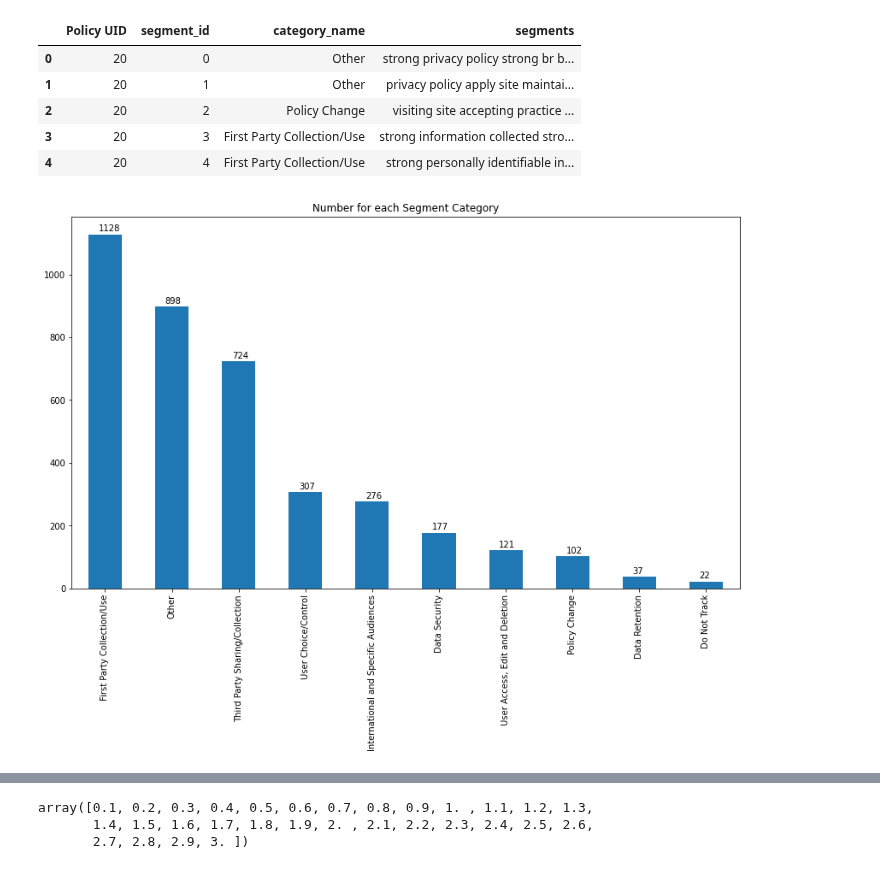
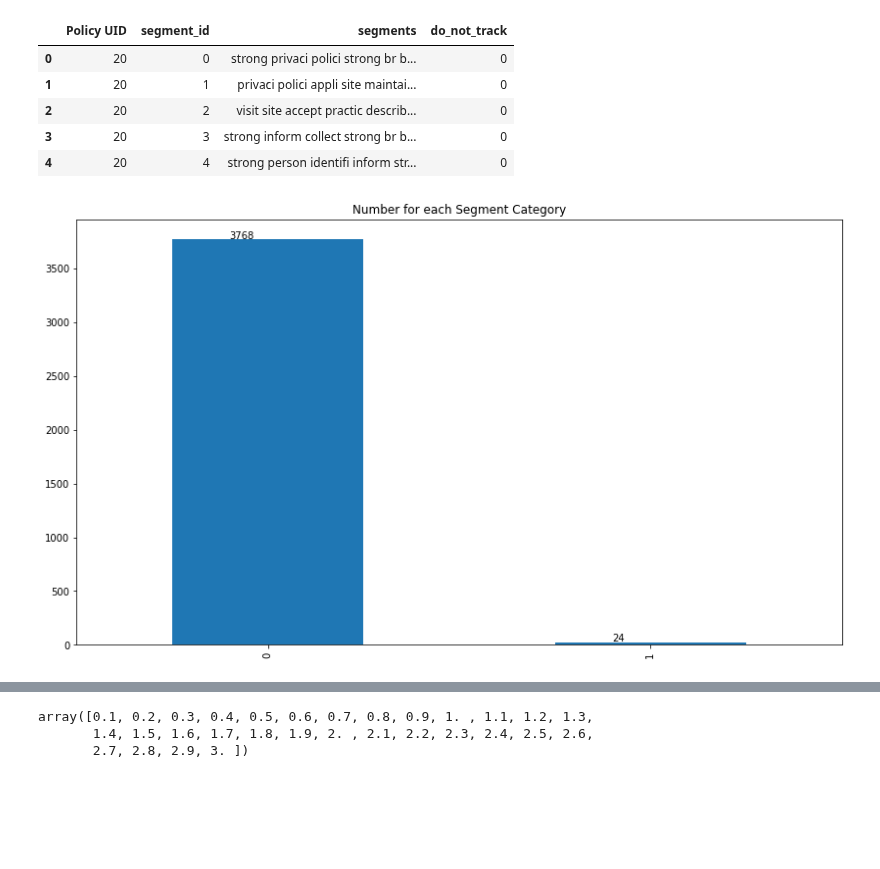
Before and after one commit to bachhvu/Policy-NLP, a Jupyter notebook: Data_Retention_Model_Development.ipynb, the cells around one changed output, grey strips where cells are left out. Drawn from its saved outputs; the diff is of its cells as text; code cells hidden in the pictures; blank space fills up the shorter version.

```diff
--- a/Data_Retention_Model_Development.ipynb
+++ b/Data_Retention_Model_Development.ipynb
@@ -40,21 +40,22 @@ nltk.download('punkt')
 True
 # %%
-segments = pd.read_csv('/content/drive/My Drive/OPP-115/OPP-115/segment_processed.csv',index_col=0)
+segments = pd.read_csv('/content/drive/My Drive/OPP-115/OPP-115/binary_segment_categories.csv',index_col=0)
+segments = segments[['Policy UID','segment_id','segments','do_not_track']]
 segments.head()
 # %% [output]
-|  | Policy UID | segment_id | category_name | segments |
-| 0 | 20 | 0 | Other | strong privacy policy strong br b... |
-| 1 | 20 | 1 | Other | privacy policy apply site maintai... |
-| 2 | 20 | 2 | Policy Change | visiting site accepting practice ... |
-| 3 | 20 | 3 | First Party Collection/Use | strong information collected stro... |
-| 4 | 20 | 4 | First Party Collection/Use | strong personally identifiable in... |
+|  | Policy UID | segment_id | segments | do_not_track |
+| 0 | 20 | 0 | strong privaci polici strong br b... | 0 |
+| 1 | 20 | 1 | privaci polici appli site maintai... | 0 |
+| 2 | 20 | 2 | visit site accept practic describ... | 0 |
+| 3 | 20 | 3 | strong inform collect strong br b... | 0 |
+| 4 | 20 | 4 | strong person identifi inform str... | 0 |
 # %%
-ax = segments['category_name'].value_counts().plot(kind='bar',
+ax = segments['do_not_track'].value_counts().plot(kind='bar',
                                     figsize=(14,8),
                                     title="Number for each Segment Category")
 
-for index, value in enumerate(segments['category_name'].value_counts()):
+for index, value in enumerate(segments['do_not_track'].value_counts()):
     ax.text(index-0.1, value+10, "{}".format(value))
 # %% [output]
-[figure, old version]
+[figure, new version]
 # %%
```
Also changed, not shown: parts of 19 cells of this notebook.
